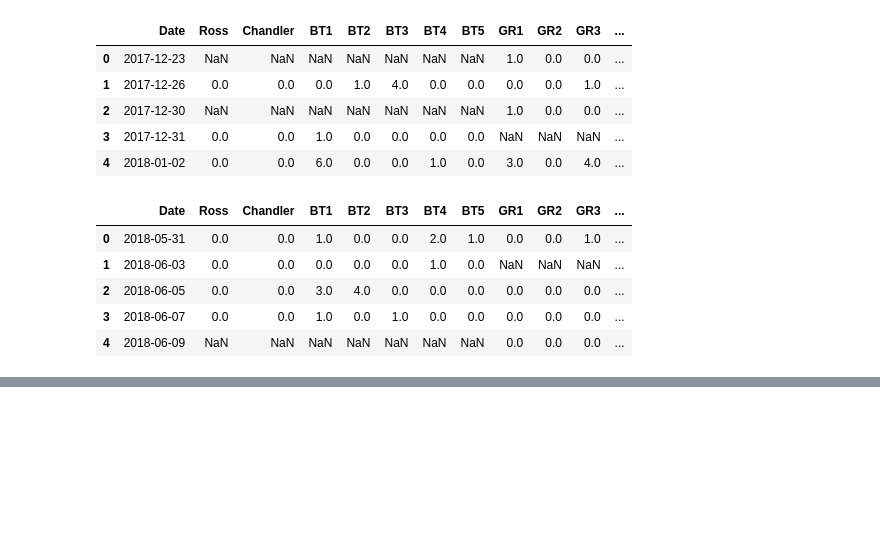
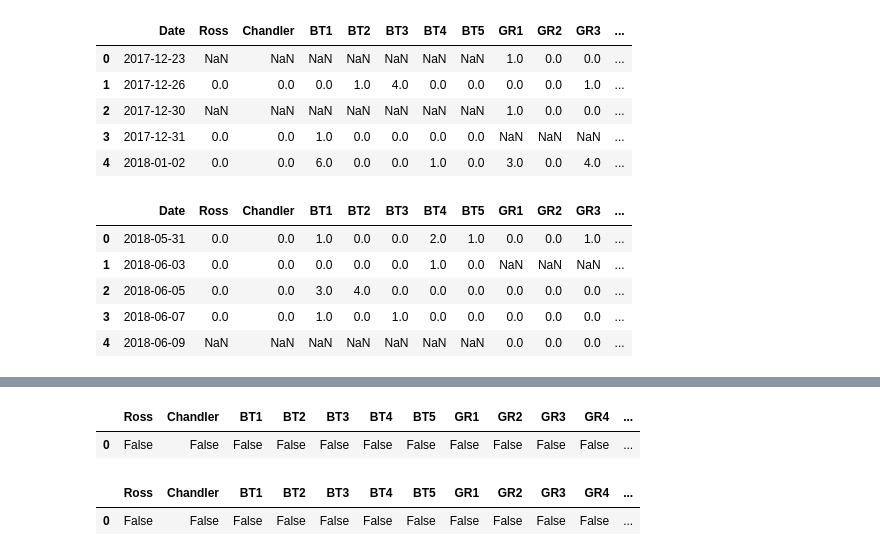
Before and after one commit to Data-Science-in-Business-Fall-2020/final-project-danny_brady_michael, a Jupyter notebook: T_Tests.ipynb, the cells around one changed output, grey strips where cells are left out. Drawn from its saved outputs; the diff is of its cells as text; code cells hidden in the pictures; blank space fills up the shorter version.

```diff
--- a/T_Tests.ipynb
+++ b/T_Tests.ipynb
@@ -852,0 +985,33 @@ drops_hi.head()
+# %%
+df = pd.DataFrame()
+for column in corona_drop.iloc[:,1:]:
+    numbers = []
+    corona = corona_drop[column]
+    opened = open_drop[column]
+    if np.std(corona)>np.std(opened):
+        num = np.std(corona)/np.std(opened)
+    else:
+        num = np.std(opened)/np.std(corona)
+    numbers.append(num)
+    df = pd.concat([df,pd.Series(numbers,name = column)], axis = 1)
+df >2
+# %% [output]
+|  | Ross | Chandler | BT1 | BT2 | BT3 | BT4 | BT5 | GR1 | GR2 | GR3 | GR4 | ... |
+| 0 | False | False | False | False | False | False | False | False | False | False | False | ... |
+# %%
+
+df = pd.DataFrame()
+for column in corona_target.iloc[:,1:]:
+    numbers = []
+    corona = corona_target[column]
+    opened = open_target[column]
+    if np.std(corona)>np.std(opened):
+        num = np.std(corona)/np.std(opened)
+    else:
+        num = np.std(opened)/np.std(corona)
+    numbers.append(num)
+    df = pd.concat([df,pd.Series(numbers,name = column)], axis = 1)
+df > 2
+# %% [output]
+|  | Ross | Chandler | BT1 | BT2 | BT3 | BT4 | BT5 | GR1 | GR2 | GR3 | GR4 | ... |
+| 0 | False | False | False | False | False | False | False | False | False | False | False | ... |
```
Also changed, not shown: parts of 11 cells of this notebook.
